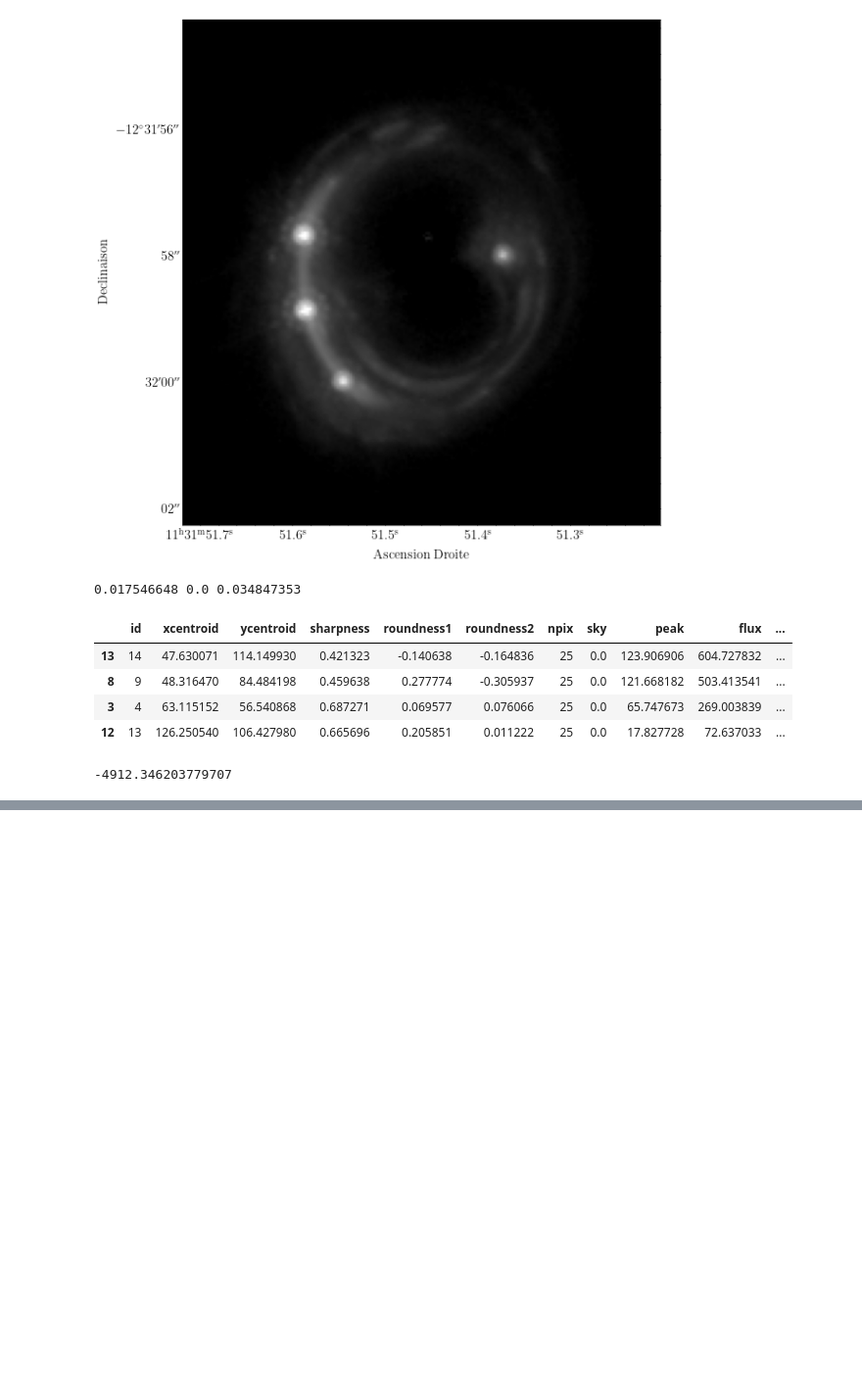
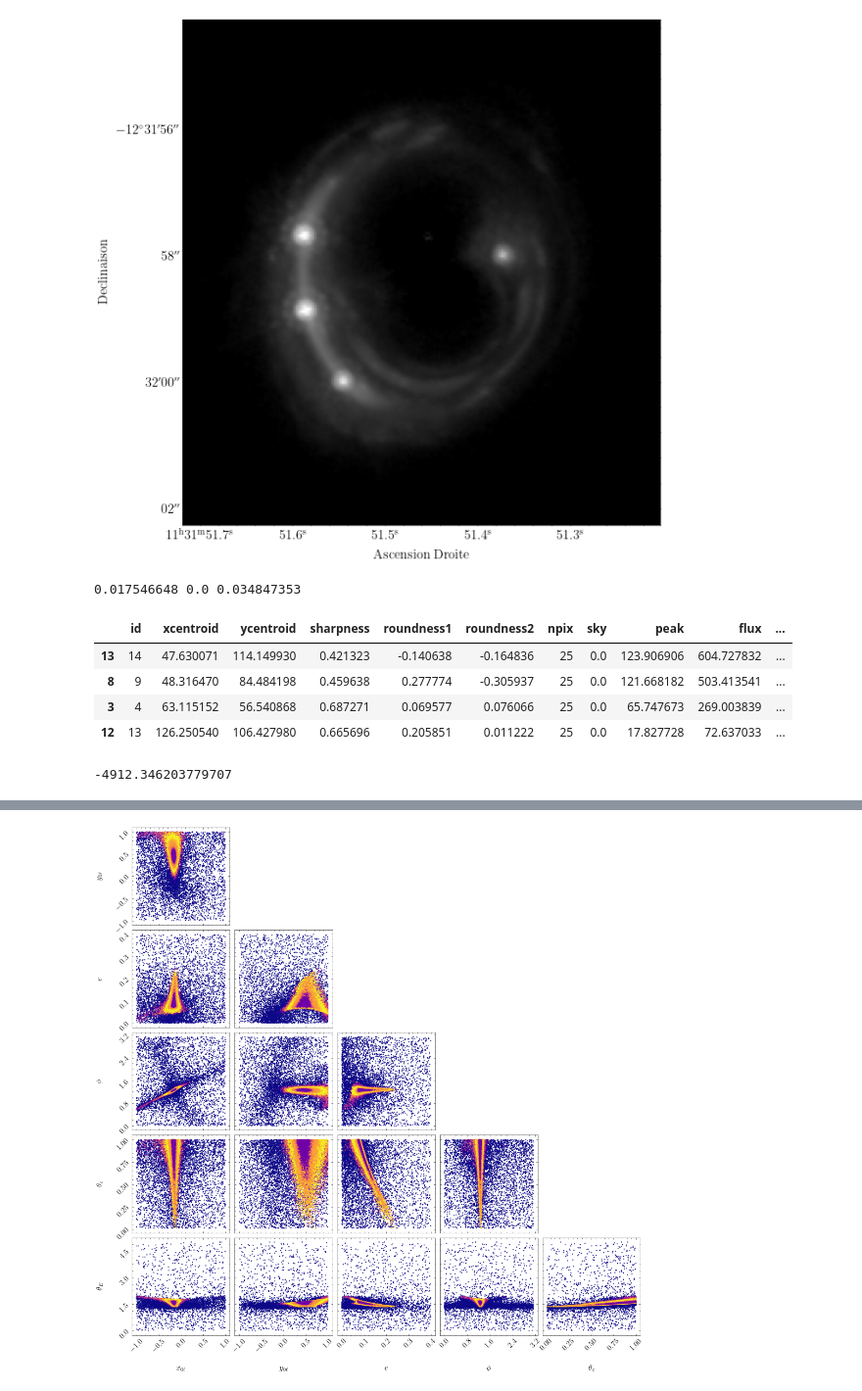
Before and after one commit to AlexandreAdam/rxj1131, a Jupyter notebook: notebooks/quad_optim.ipynb, the cells around one changed output, grey strips where cells are left out. Shown at 98% size. Cells and saved outputs as stored; diff of their text form; code cells hidden in the pictures; blank space fills up the shorter version.

Commit message:
Added corner plot

```diff
--- a/notebooks/quad_optim.ipynb
+++ b/notebooks/quad_optim.ipynb
@@ -184,0 +185,13 @@ res = sampler.results
+# %%
+fig, axes = plt.subplots(5, 5, figsize=(15, 15))
+axes.reshape([5, 5])
+# add white space
+# [a.set_frame_on(False) for a in axes[:, 2]]
+# [a.set_xticks([]) for a in axes[:, 2]]
+# [a.set_yticks([]) for a in axes[:, 2]]
+
+# plot initial run (res1; left)
+fg, ax = dyplot.cornerpoints(sampler.results, cmap='plasma', kde=False, fig=(fig, axes),
+                             labels=[r"$x_{0\ell}$", r"$y_{0\ell}$", r"$e$", r"$\phi$", r"$\theta_c$", r"$\theta_E$"])
+# %% [output]
+[figure, added]
```
Also changed, not shown: parts of 16 cells of this notebook, 6 other files.
